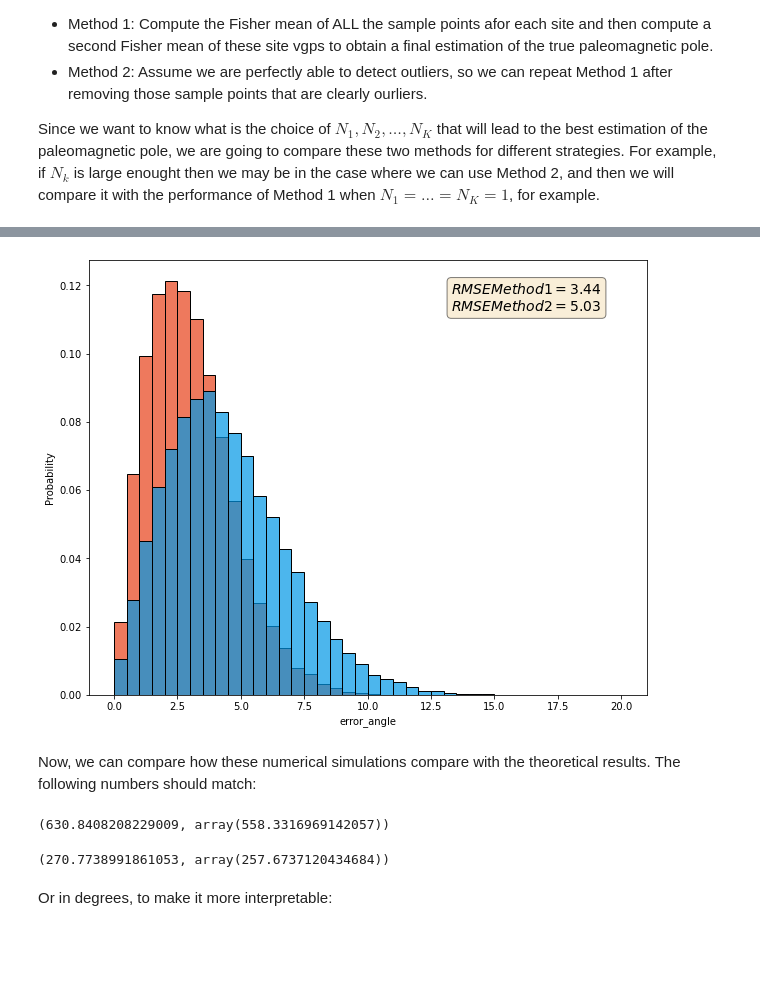
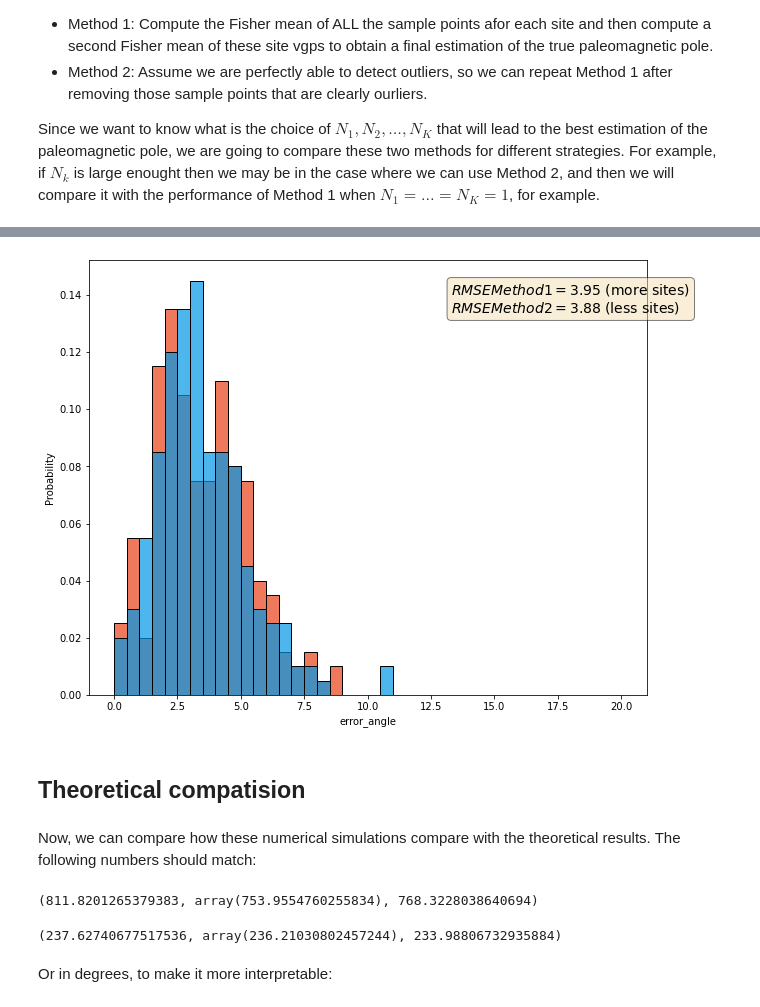
Before and after one commit to PolarWandering/PaleoSampling, a Jupyter notebook: Sampling_comparision.ipynb, the cells around one changed output, grey strips where cells are left out. Cells and saved outputs as stored; diff of their text form; code cells hidden in the pictures; blank space fills up the shorter version.

```diff
--- a/Sampling_comparision.ipynb
+++ b/Sampling_comparision.ipynb
@@ -39,11 +42,11 @@ Since we want to know what is the choice of $N_1, N_2, \ldots, N_K$ that will le
 
 angular_dispersio_within_site = 20 # degrees
 kappa_within_site = smp.angular2kappa(angular_dispersio_within_site)
-latitude = 10
+latitude = 30
 outlier_rate = 0.0
-n_iters = 20000
+n_iters = 200
 
-params1 = smp.Params(N=40,
+params1 = smp.Params(N=100,
                      n0=1,
                      kappa_within_site=kappa_within_site,
                      site_lat=latitude,
@@ -52,7 +55,7 @@ params1 = smp.Params(N=40,
                      secular_method="G",
                      kappa_secular=None)
 
-params2 = smp.Params(N=8,
+params2 = smp.Params(N=20,
                      n0=5,
                      kappa_within_site=kappa_within_site,
                      site_lat=latitude,
@@ -61,6 +64,6 @@ params2 = smp.Params(N=8,
                      secular_method="G",
                      kappa_secular=None)
 
-df_standard = smp.simulate_estimations(params1, n_iters=n_iters, ignore_outliers=False)
-df_simple_sample = smp.simulate_estimations(params2, n_iters=n_iters, ignore_outliers=True)
+df_more_sites = smp.simulate_estimations(params1, n_iters=n_iters, ignore_outliers=False)
+df_less_sites = smp.simulate_estimations(params2, n_iters=n_iters, ignore_outliers=True)
 # %% [output]
@@ -69,28 +72,30 @@ Wall time: 27min 42s
 # %%
 fig, axes = plt.subplots(nrows=1, ncols=1, figsize=(10,8))
 
-sns.histplot(df_standard.error_angle, ax=axes, color='#e84118', stat='probability', binwidth=.5, binrange=(0,20), alpha=.7)
-sns.histplot(df_simple_sample.error_angle, ax=axes, color='#0097e6', stat='probability', binwidth=.5, binrange=(0,20), alpha=.7)
+sns.histplot(df_more_sites.error_angle, ax=axes, color='#e84118', stat='probability', binwidth=.5, binrange=(0,20), alpha=.7)
+sns.histplot(df_less_sites.error_angle, ax=axes, color='#0097e6', stat='probability', binwidth=.5, binrange=(0,20), alpha=.7)
 
 textstr = '\n'.join((
-r'$RMSE Method 1=%.2f$' % (np.mean(df_standard.error_angle**2)**.5, ),
-r'$RMSE Method 2=%.2f$' % (np.mean(df_simple_sample.error_angle**2)**.5, )))
+r'$RMSE Method 1=%.2f$ (more sites)' % (np.mean(df_more_sites.error_angle**2)**.5, ),
+r'$RMSE Method 2=%.2f$ (less sites)' % (np.mean(df_less_sites.error_angle**2)**.5, )))
 props = dict(boxstyle='round', facecolor='wheat', alpha=0.5)
 # place a text box in upper left in axes coords
 plt.text(0.65, 0.95, textstr, transform=axes.transAxes, fontsize=14,
         verticalalignment='top', bbox=props);
 # %% [output]
-[figure, old version]
+[figure, new version]
+# %% [markdown]
+## Theoretical compatision
 # %% [markdown]
 Now, we can compare how these numerical simulations compare with the theoretical results. The following numbers should match:
 # %%
-smp.kappa_theoretical(params1), smp.angular2kappa(np.mean(df_standard.error_angle.values ** 2) ** .5)
+smp.kappa_theoretical(params1), smp.angular2kappa(np.mean(df_standard.error_angle.values ** 2) ** .5), ipmag.fisher_mean(dec=df_standard.plong, inc=df_standard.plat)['k']
 # %% [output]
-(630.8408208229009, array(558.3316969142057))
+(811.8201265379383, array(753.9554760255834), 768.3228038640694)
 # %%
-smp.kappa_theoretical(params2), smp.angular2kappa(np.mean(df_simple_sample.error_angle.values ** 2) ** .5)
+smp.kappa_theoretical(params2), smp.angular2kappa(np.mean(df_simple_sample.error_angle.values ** 2) ** .5),  ipmag.fisher_mean(dec=df_simple_sample.plong, inc=df_simple_sample.plat)['k']
 # %% [output]
-(270.7738991861053, array(257.6737120434684))
+(237.62740677517536, array(236.21030802457244), 233.98806732935884)
 # %% [markdown]
 Or in degrees, to make it more interpretable:
 # %%
```
Also changed, not shown: parts of 5 cells of this notebook, 5 other files.
